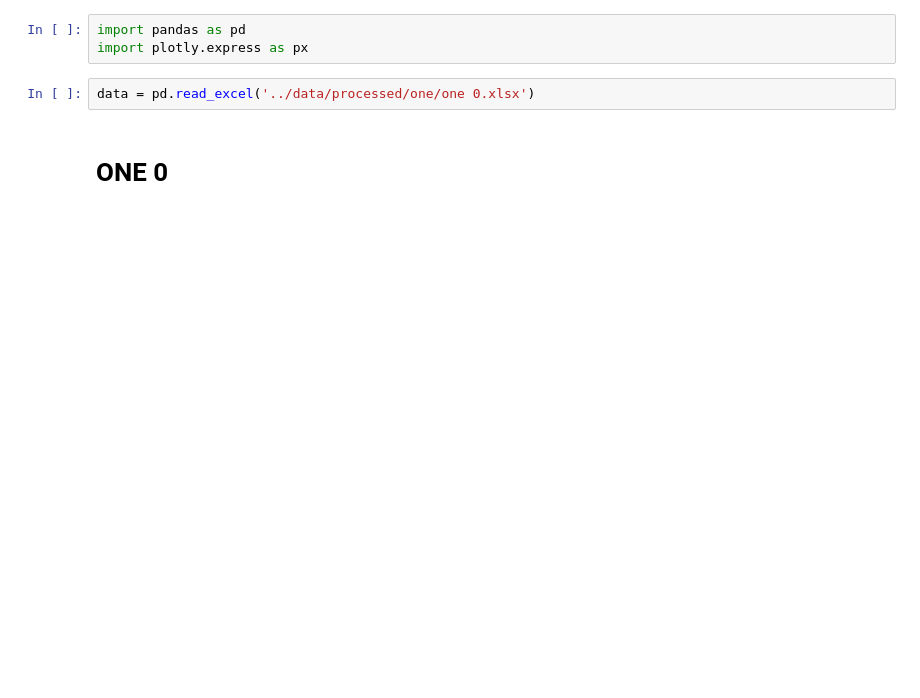
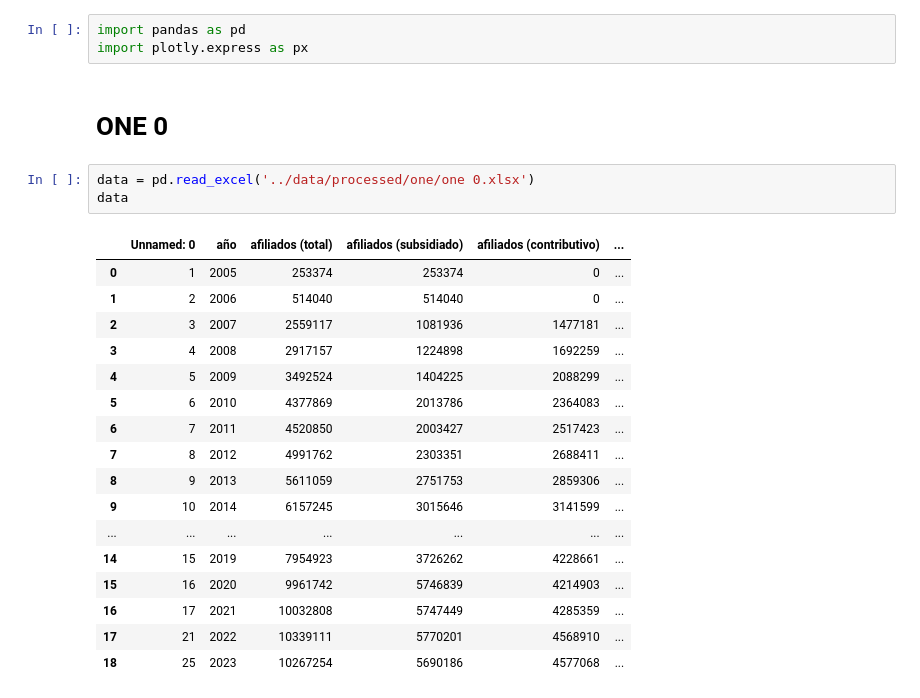
Before and after one commit to HarolReyes0/AnalisisIngresosPercapita, a Jupyter notebook: notebooks/charts.ipynb, the cells around one changed output. Cells and saved outputs as stored; diff of their text form; blank space fills up the shorter version.

```diff
--- a/notebooks/charts.ipynb
+++ b/notebooks/charts.ipynb
@@ -1,7 +1,26 @@
 # %%
 import pandas as pd
 import plotly.express as px
-# %%
-data = pd.read_excel('../data/processed/one/one 0.xlsx')
 # %% [markdown]
 # ONE 0
+# %%
+data = pd.read_excel('../data/processed/one/one 0.xlsx')
+data
+# %% [output]
+|  | Unnamed: 0 | año | afiliados (total) | afiliados (subsidiado) | afiliados (contributivo) | ... |
+| 0 | 1 | 2005 | 253374 | 253374 | 0 | ... |
+| 1 | 2 | 2006 | 514040 | 514040 | 0 | ... |
+| 2 | 3 | 2007 | 2559117 | 1081936 | 1477181 | ... |
+| 3 | 4 | 2008 | 2917157 | 1224898 | 1692259 | ... |
+| 4 | 5 | 2009 | 3492524 | 1404225 | 2088299 | ... |
+| 5 | 6 | 2010 | 4377869 | 2013786 | 2364083 | ... |
+| 6 | 7 | 2011 | 4520850 | 2003427 | 2517423 | ... |
+| 7 | 8 | 2012 | 4991762 | 2303351 | 2688411 | ... |
+| 8 | 9 | 2013 | 5611059 | 2751753 | 2859306 | ... |
+| 9 | 10 | 2014 | 6157245 | 3015646 | 3141599 | ... |
+| ... | ... | ... | ... | ... | ... | ... |
+| 14 | 15 | 2019 | 7954923 | 3726262 | 4228661 | ... |
+| 15 | 16 | 2020 | 9961742 | 5746839 | 4214903 | ... |
+| 16 | 17 | 2021 | 10032808 | 5747449 | 4285359 | ... |
+| 17 | 21 | 2022 | 10339111 | 5770201 | 4568910 | ... |
+| 18 | 25 | 2023 | 10267254 | 5690186 | 4577068 | ... |
```
Also changed, not shown: parts of 7 cells of this notebook.
